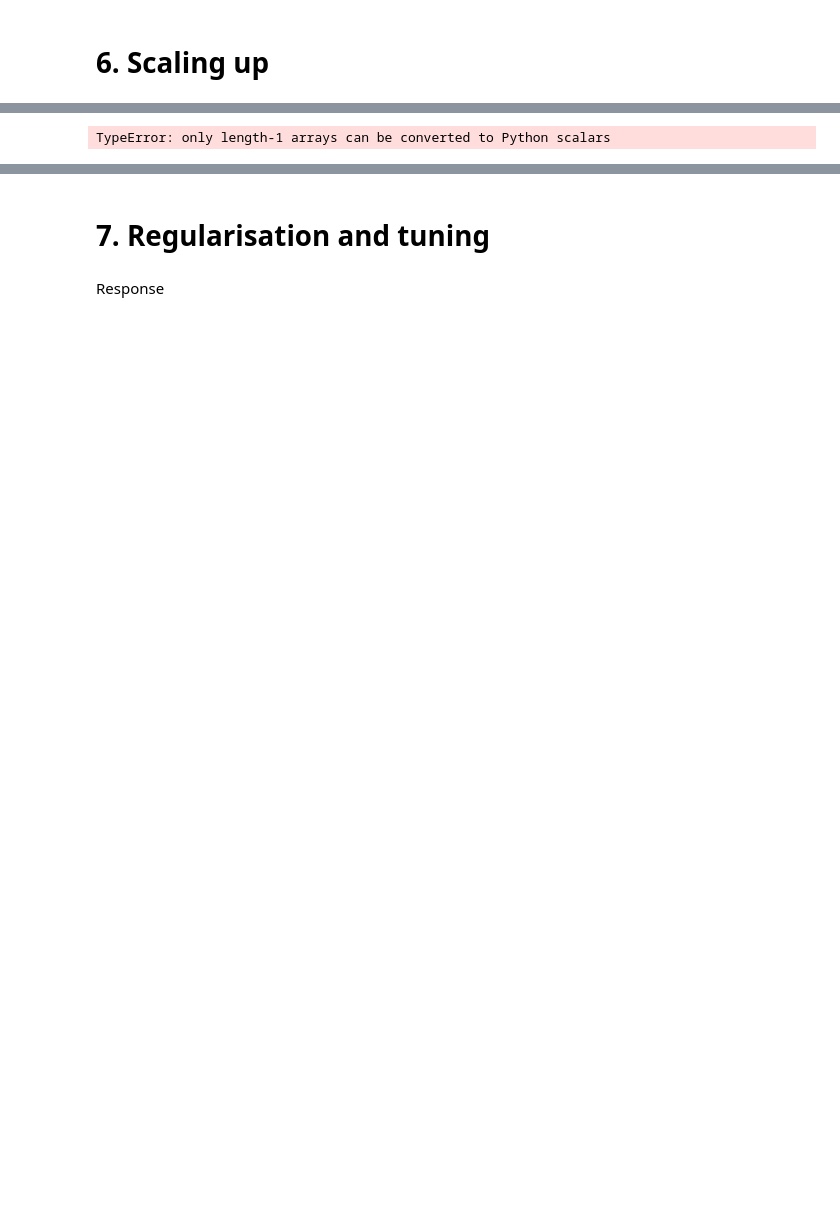
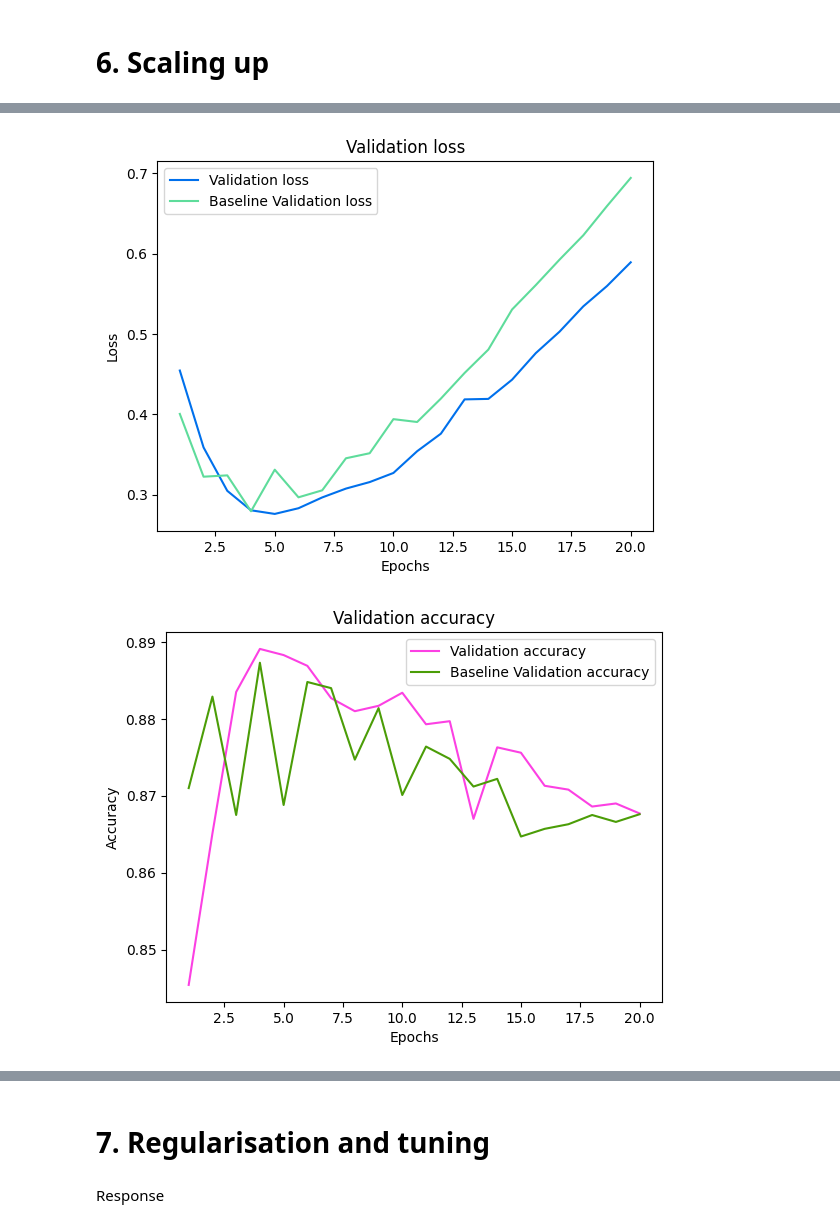
Before and after one commit to estebangarcia/cm3015-final, a Jupyter notebook: imdb_final.ipynb, the cells around one changed output, grey strips where cells are left out. Cells and saved outputs as stored; diff of their text form; code cells hidden in the pictures; blank space fills up the shorter version.

```diff
--- a/imdb_final.ipynb
+++ b/imdb_final.ipynb
@@ -215,12 +297,12 @@ Epoch 20/20
 # %%
 model = models.Sequential()
-model.add(layers.Dense(32, activation='relu', input_shape=(10000,)))
-model.add(layers.Dense(16, activation='relu'))
+model.add(layers.Dense(8, activation='relu', input_shape=(10000,)))
 model.add(layers.Dense(8, activation='relu'))
+model.add(layers.Dense(4, activation='relu'))
 model.add(layers.Dense(1, activation='sigmoid'))
 
 model.compile(optimizer='rmsprop', loss='binary_crossentropy', metrics=['accuracy'])
 
-histories.append(model.fit(partial_x_train, partial_y_train, epochs=20, batch_size=1024, validation_data=(x_val, y_val)))
+third_iteration = model.fit(partial_x_train, partial_y_train, epochs=20, batch_size=512, validation_data=(x_val, y_val))
 # %% [output]
 Epoch 1/20
@@ -243,30 +325,25 @@ Epoch 20/20
 # %%
-def random_color():
-    r = int(np.random.rand(0, 255))
-    b = int(np.random.rand(0, 255))
-    g = int(np.random.rand(0, 255))
-    return (r, g, b)
+val_loss = third_iteration.history['val_loss']
 
-for i, history in enumerate(histories):
-    val_loss = history.history['val_loss']
-
-    plt.plot(epochs, val_loss, label=f"Validation loss {i}", color=np.random.rand(3,))
-    plt.title("Validation loss")
-    plt.xlabel('Epochs')
-    plt.ylabel('Loss')
+plt.plot(epochs, val_loss, label=f"Validation loss", color=np.random.rand(3,))
+plt.plot(epochs, baseline_val_loss, label=f"Baseline Validation loss", color=np.random.rand(3,))
+plt.title("Validation loss")
+plt.xlabel('Epochs')
+plt.ylabel('Loss')
 
 plt.legend()
 plt.show()
 
-for i, history in enumerate(histories):
-    val_accuracy = history.history['val_accuracy']
+val_accuracy = third_iteration.history['val_accuracy']
 
-    plt.plot(epochs, val_accuracy, label=f"Validation accuracy {i}", color=np.random.rand(3,))
-    plt.title("Validation accuracy")
-    plt.xlabel('Epochs')
-    plt.ylabel('Accuracy')
+plt.plot(epochs, val_accuracy, label=f"Validation accuracy", color=np.random.rand(3,))
+plt.plot(epochs, baseline_val_accuracy, label=f"Baseline Validation accuracy", color=np.random.rand(3,))
+plt.title("Validation accuracy")
+plt.xlabel('Epochs')
+plt.ylabel('Accuracy')
 
 plt.legend()
 plt.show()
 # %% [output]
-TypeError: only length-1 arrays can be converted to Python scalars
+[figure, added]
+[figure, added]
```
Also changed, not shown: parts of 27 cells of this notebook.
